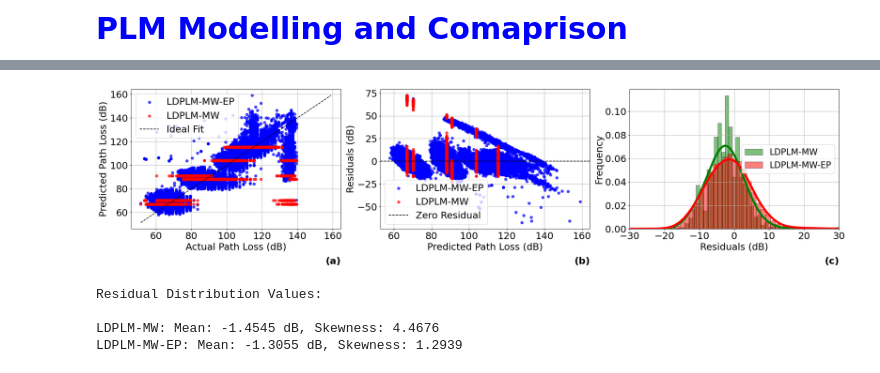
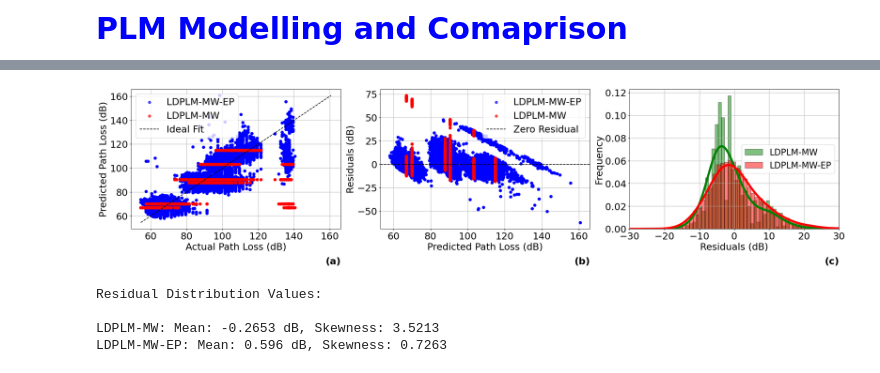
Before and after one commit to nahshonmokua/LoRaWAN-Indoor-Path-Loss-Modelling-with-MultiWall-Environment-Factors, a Jupyter notebook: LDPLM_B.ipynb, the cells around one changed output, grey strips where cells are left out. Saved outputs shown, nothing was run; the diff lists cells and outputs as text; code cells hidden in the pictures.

```diff
--- a/LDPLM_B.ipynb
+++ b/LDPLM_B.ipynb
@@ -21,7 +21,7 @@ df = pd.read_csv('../all_data_files/cleaned_dataset_per_device.csv', index_col=0
 # === Data Preparation and Single Train-Test Split ===
 # ----------------------------------------------------
 # Ensure your DataFrame is sorted by time to maintain temporal order
-df['time'] = pd.to_datetime(df['time'])
+df['time'] = pd.to_datetime(df['time'], format='ISO8601', errors='coerce')
 df_sorted = df.sort_values('time').reset_index(drop=True)
 
 # Extract all necessary columns from the sorted DataFrame
@@ -518,7 +437,7 @@ ax1.plot(
 ax1.set_xlabel('Actual Path Loss (dB)', fontsize=22)
 ax1.set_ylabel('Predicted Path Loss (dB)', fontsize=22)
 # ax1.set_title('Actual vs Predicted Path Loss Comparison')
-ax1.legend(fontsize=22)
+ax1.legend(fontsize=22, loc='upper left')
 ax1.grid(True)
 ax1.tick_params(axis='both', which='major', labelsize=22)
 ax1.text(1, -0.2, '(a)', transform=ax1.transAxes, fontsize=22, fontweight='bold', va='top', ha='right')
@@ -533,7 +452,7 @@ ax2.axhline(0, color='k', linestyle='--', label='Zero Residual', zorder=4)
 ax2.set_xlabel('Predicted Path Loss (dB)', fontsize=22)
 ax2.set_ylabel('Residuals (dB)', fontsize=22)
 # ax2.set_title('Residuals vs Predicted Path Loss Comparison')
-ax2.legend(fontsize=22)
+ax2.legend(fontsize=22, loc='upper right')
 ax2.grid(True)
 ax2.tick_params(axis='both', which='major', labelsize=22)
 ax2.text(1, -0.2, '(b)', transform=ax2.transAxes, fontsize=22, fontweight='bold', va='top', ha='right')
@@ -546,38 +465,38 @@ ax3.hist(residuals_ep, bins=100, alpha=0.5, label='LDPLM-MW-EP', color='red', ed
 # KDE plots using Seaborn
 sns.kdeplot(residuals_mw, color='green', bw_adjust=3, ax=ax3, linewidth=5)
 sns.kdeplot(residuals_ep, color='red', bw_adjust=3, ax=ax3, linewidth=5)
 
 ax3.set_xlabel('Residuals (dB)', fontsize=22)
 ax3.set_ylabel('Frequency', fontsize=22)
 # ax3.set_title('Histogram of Residuals Comparison')
 ax3.set_xlim(-30, 30)  # Set x-axis limits
 ax3.legend(fontsize=20, loc='center right')
 ax3.grid(True)
 ax3.tick_params(axis='both', which='major', labelsize=22)
 ax3.text(1, -0.2, '(c)', transform=ax3.transAxes, fontsize=22, fontweight='bold', va='top', ha='right')
 
 # Adjust layout to prevent overlapping
 plt.tight_layout()
 # Save the combined figure
 plt.savefig('../all_data_files/All_Plots_as_Subplots_B.png', dpi=1000)
 plt.show()
 
 # Residual Distribution Values
 resid_mean_mw = round(residuals_mw.mean(), 4)
 resid_skew_mw = round(residuals_mw.skew(), 4)
 
 resid_mean_ep = round(residuals_ep.mean(), 4)
 resid_skew_ep = round(residuals_ep.skew(), 4)
 
 print(f'\nResidual Distribution Values:')
 print(f'\nLDPLM-MW: Mean: {resid_mean_mw} dB, Skewness: {resid_skew_mw}')
 print(f'LDPLM-MW-EP: Mean: {resid_mean_ep} dB, Skewness: {resid_skew_ep}')
 # %% [output]
-[figure, old version]
+[figure, new version]
 Residual Distribution Values:
 
-LDPLM-MW: Mean: -1.4545 dB, Skewness: 4.4676
-LDPLM-MW-EP: Mean: -1.3055 dB, Skewness: 1.2939
+LDPLM-MW: Mean: -0.2653 dB, Skewness: 3.5213
+LDPLM-MW-EP: Mean: 0.596 dB, Skewness: 0.7263
 # %%
 # -------------------------------
 # Section 5: Cross-Validation
```
Also changed, not shown: parts of 6 cells of this notebook, 5 other files.
